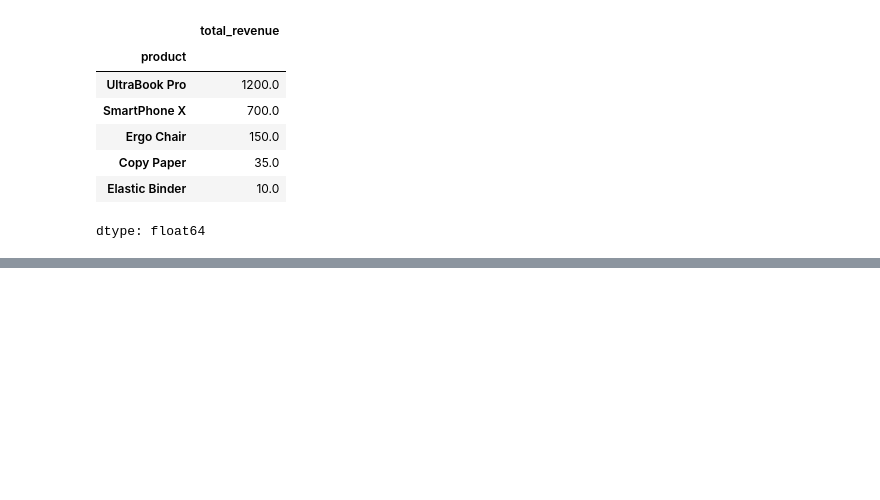
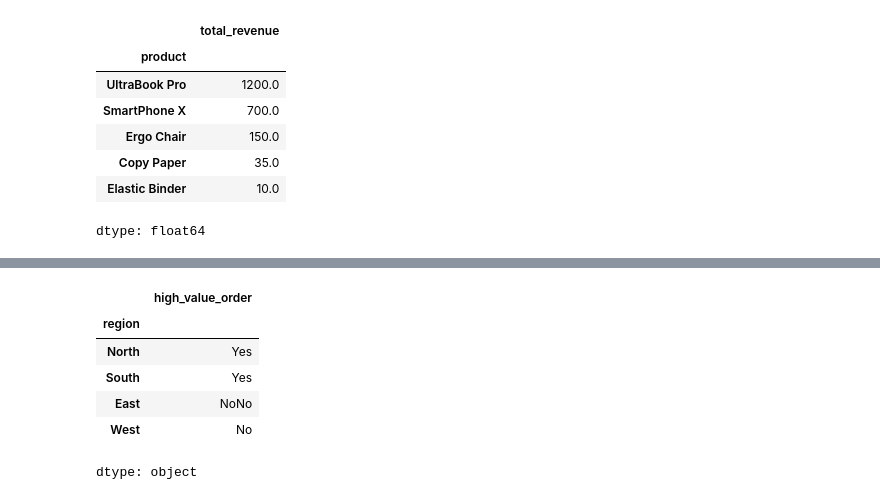
Before and after one commit to satyakala-teja/analytics-capstone-satyakala, a Jupyter notebook: notebooks/03_trend_analysis.ipynb, the cells around one changed output, grey strips where cells are left out. Drawn from its saved outputs; the diff is of its cells as text; code cells hidden in the pictures; blank space fills up the shorter version.

```diff
--- a/notebooks/03_trend_analysis.ipynb
+++ b/notebooks/03_trend_analysis.ipynb
@@ -87,0 +125,11 @@ dtype: float64
+# %%
+high_value_region = df.groupby('region')['high_value_order'].sum().sort_values(ascending=False)
+high_value_region
+# %% [output]
+|  | high_value_order |
+| region |  |
+| North | Yes |
+| South | Yes |
+| East | NoNo |
+| West | No |
+dtype: object
```
Also changed, not shown: parts of 15 cells of this notebook.
